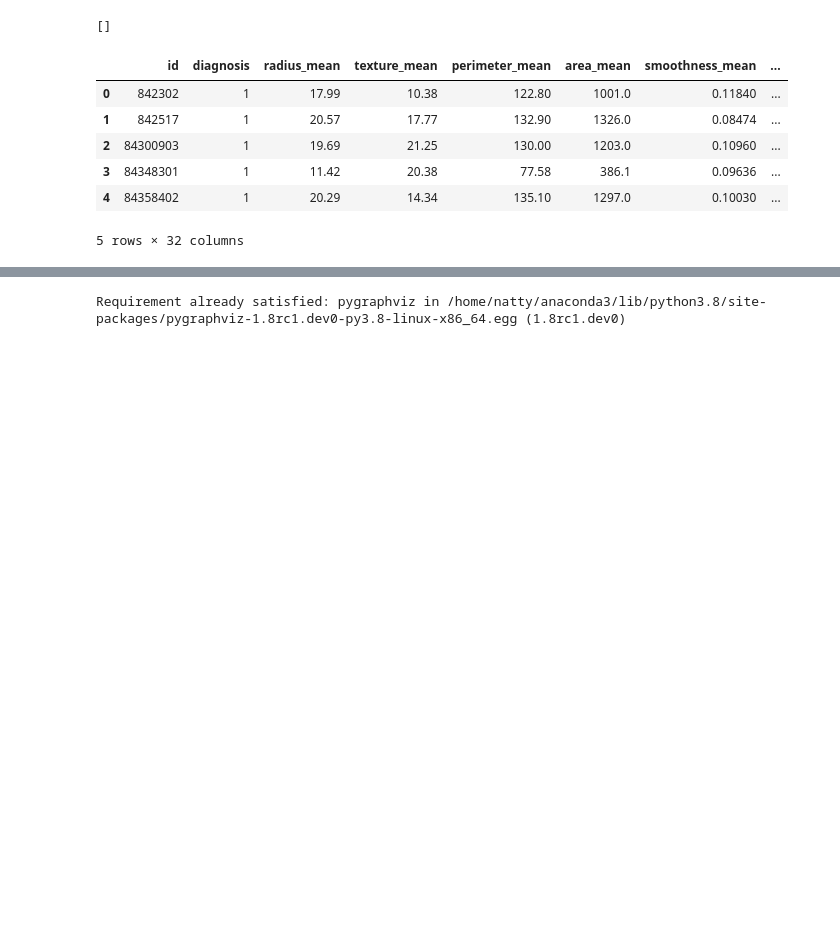
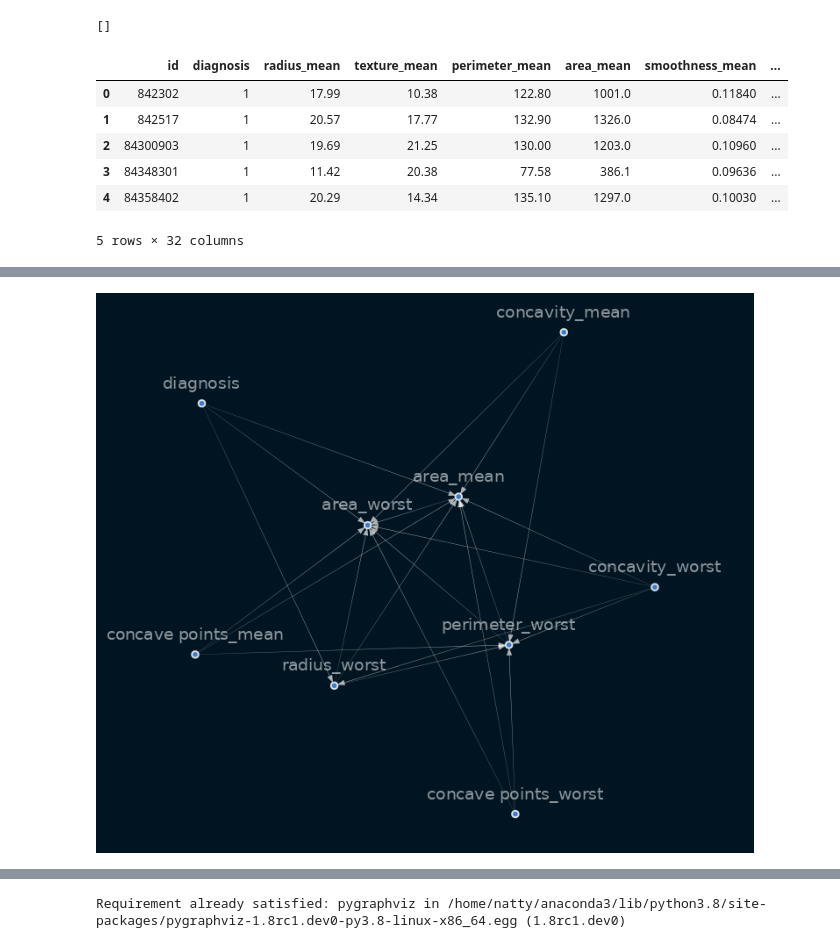
Before and after one commit to Natty-star/Breast-Cancer-Wisconsin, a Jupyter notebook: notebook/dataExploration .ipynb, the cells around one changed output, grey strips where cells are left out. Saved outputs shown, nothing was run; the diff lists cells and outputs as text; code cells hidden in the pictures; blank space fills up the shorter version.

```diff
--- a/notebook/dataExploration .ipynb
+++ b/notebook/dataExploration .ipynb
@@ -301,0 +389,15 @@ Warning: node 'texture_mean', graph '' size too small for label
+# %%
+df_1 = causal_df.iloc[:150,:]
+df_2 = causal_df.iloc[:300,:]
+df_3 = causal_df.iloc[:450,:]
+df_4 = causal_df.iloc[:,:]
+# %%
+sm_df1 = from_pandas(df_1, w_threshold=0.8)
+viz = plot_structure(
+    sm_df1,
+    graph_attributes={"scale": "2.0", 'size':2.5},
+    all_node_attributes=NODE_STYLE.WEAK,
+    all_edge_attributes=EDGE_STYLE.WEAK)
+Image(viz.draw(format='png'))
+# %% [output]
+[figure, added]
```
Also changed, not shown: parts of 30 cells of this notebook.
